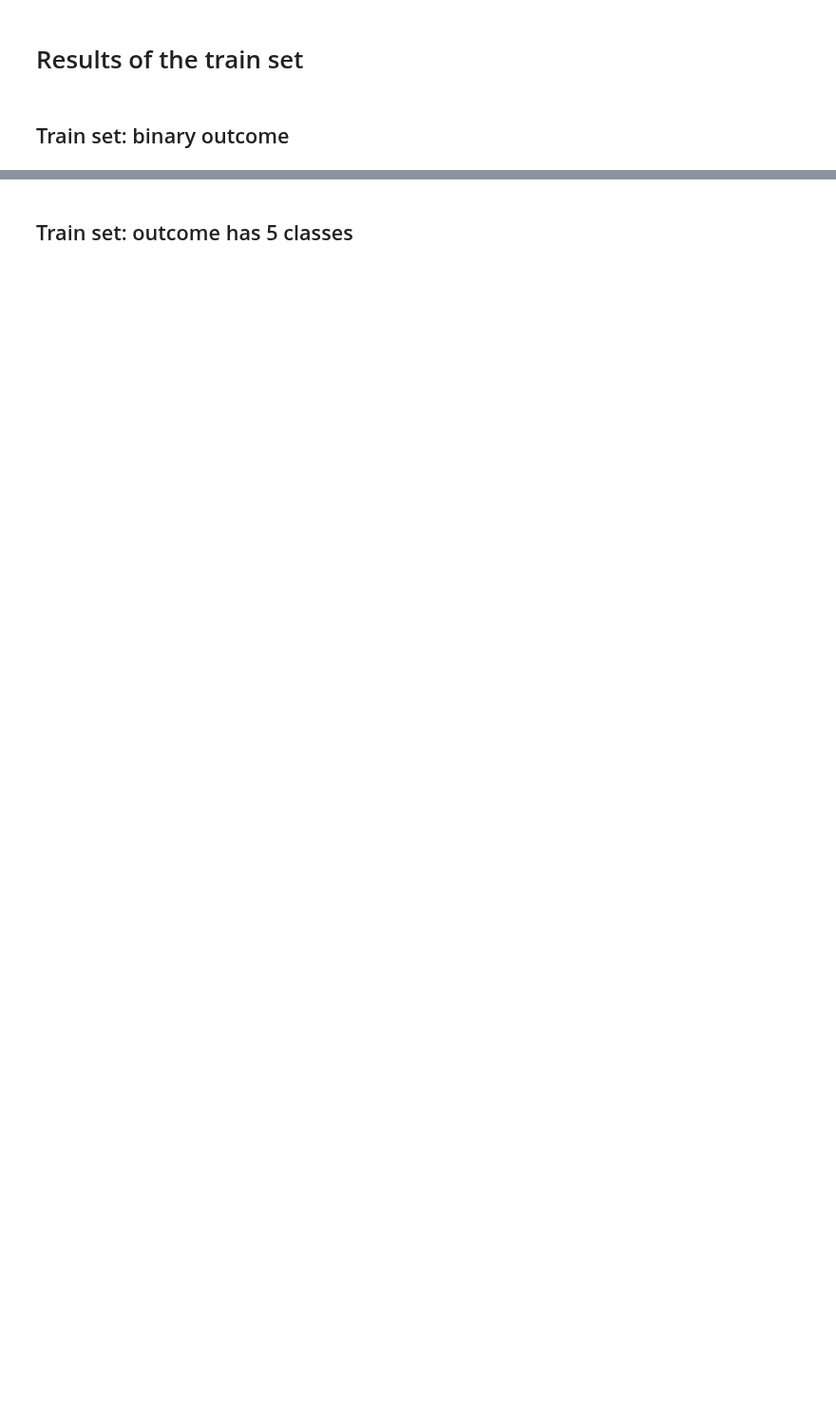
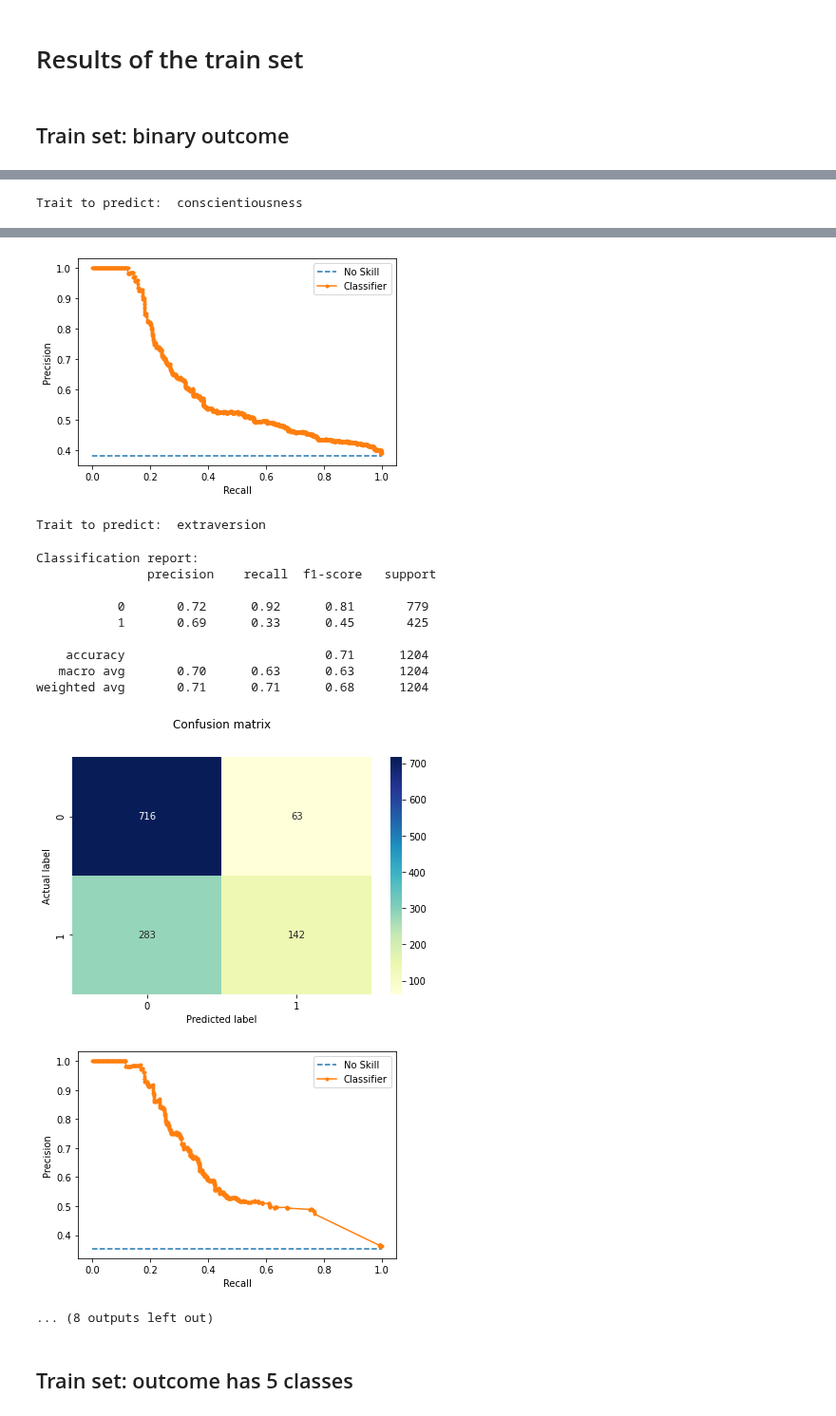
Before and after one commit to sophiasylvester/Big5-NLP, a Jupyter notebook: classifier.ipynb, the cells around one changed output, grey strips where cells are left out. Shown at 95% size. Drawn from its saved outputs; the diff is of its cells as text; code cells hidden in the pictures; blank space fills up the shorter version.

```diff
--- a/classifier.ipynb
+++ b/classifier.ipynb
@@ -738,6 +734,3 @@ def classify_trainset(df, classes, plotting=True):
     #     print("Scores:\nLR_Precision:",lr_precision, "\nLR_Recall:",lr_recall)
 # %% [markdown]
 ## Train set: binary outcome
-# %%
-print("Classify trainset \nY is binary: \n")
-classify_trainset(df, 'binary', plotting=True)
@@ -832,0 +737,3 @@ Sum actual negatives:  746      Percent:  0.6196013289036545
+# %%
+classify_trainset(df, 'log', 'binary', plotting=True, weighted=True, detailed=False)
+# %% [output]
@@ -832,0 +752 @@ Sum actual negatives:  746      Percent:  0.6196013289036545
+Trait to predict:  conscientiousness
@@ -833,2 +763,16 @@ Sum actual negatives:  746      Percent:  0.6196013289036545
+[figure, added]
+Trait to predict:  extraversion
+Classification report:
+               precision    recall  f1-score   support
+
+           0       0.72      0.92      0.81       779
+           1       0.69      0.33      0.45       425
+
+    accuracy                           0.71      1204
+   macro avg       0.70      0.63      0.63      1204
+weighted avg       0.71      0.71      0.68      1204
+[figure, added]
+[figure, added]
+... (8 outputs left out)
 # %% [markdown]
 ## Train set: outcome has 5 classes
```
Also changed, not shown: parts of 29 cells of this notebook.
